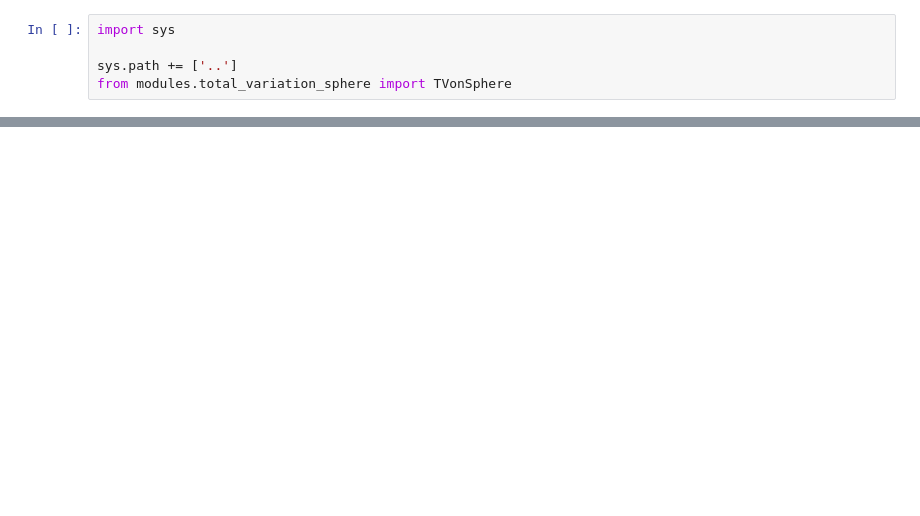
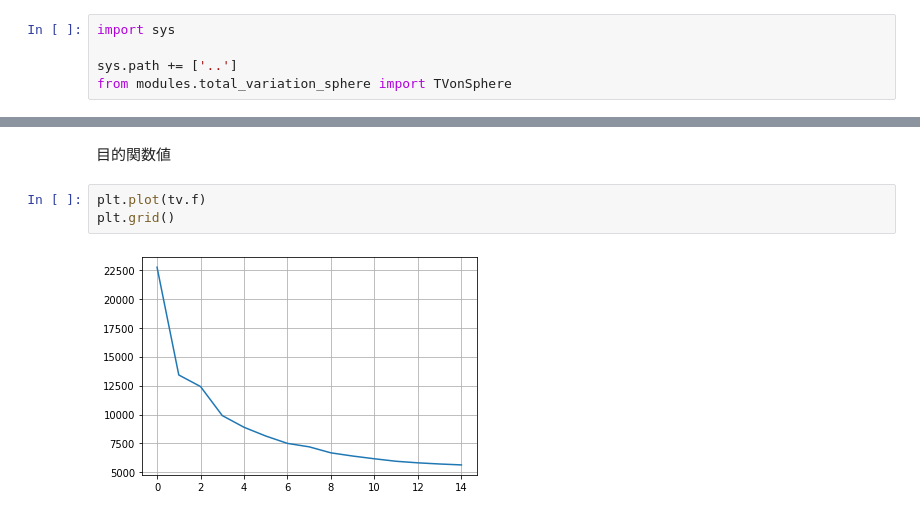
Before and after one commit to Mrrmm510/ManifoldOptimization, a Jupyter notebook: notebook/total-variation-on-sphere2d.ipynb, the cells around one changed output, grey strips where cells are left out. Saved outputs shown, nothing was run; the diff lists cells and outputs as text; blank space fills up the shorter version.

```diff
--- a/notebook/total-variation-on-sphere2d.ipynb
+++ b/notebook/total-variation-on-sphere2d.ipynb
@@ -64,0 +109,7 @@ plt.imshow(result)
+# %% [markdown]
+目的関数値
+# %%
+plt.plot(tv.f)
+plt.grid()
+# %% [output]
+[figure, added]
```
Also changed, not shown: parts of 16 cells of this notebook, 2 other files.
